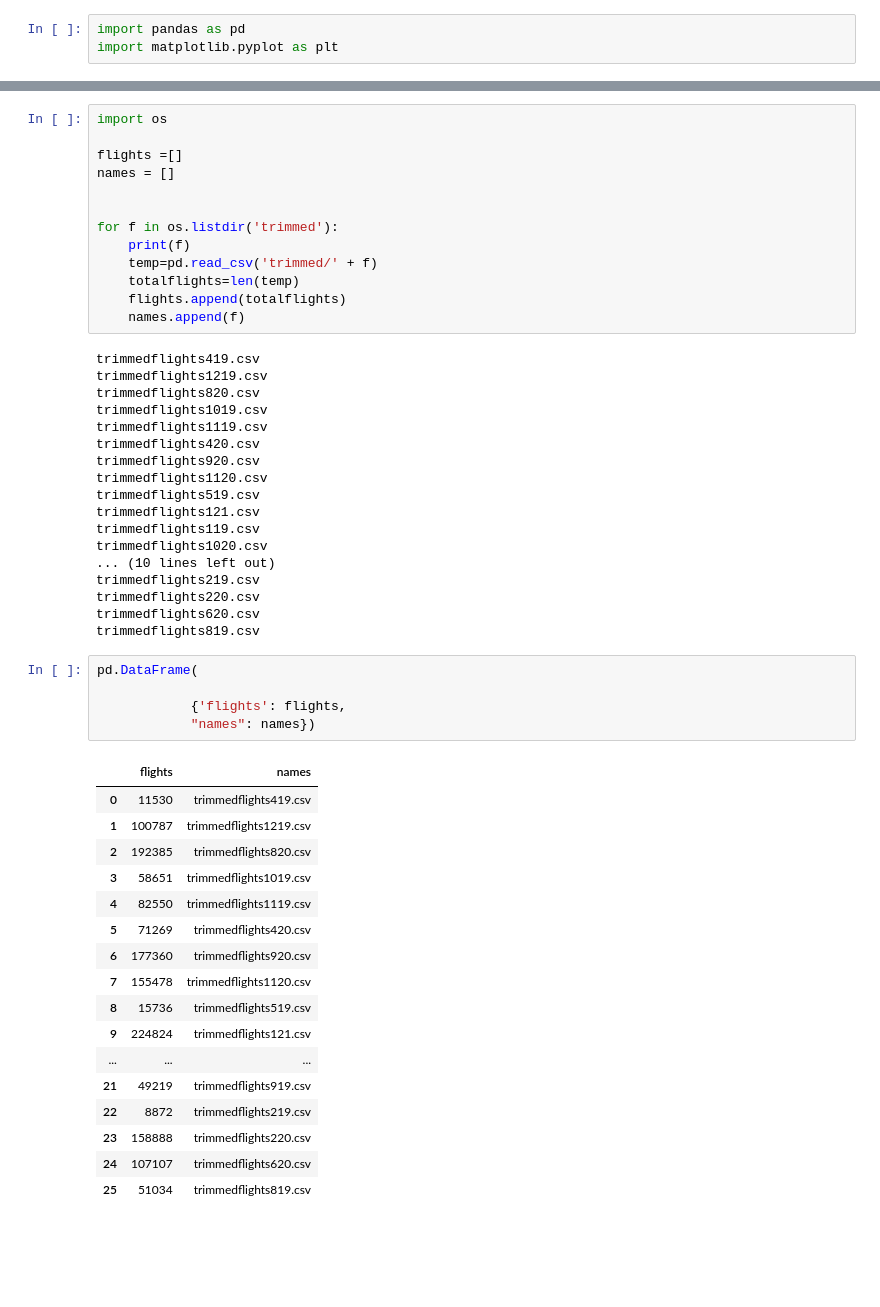
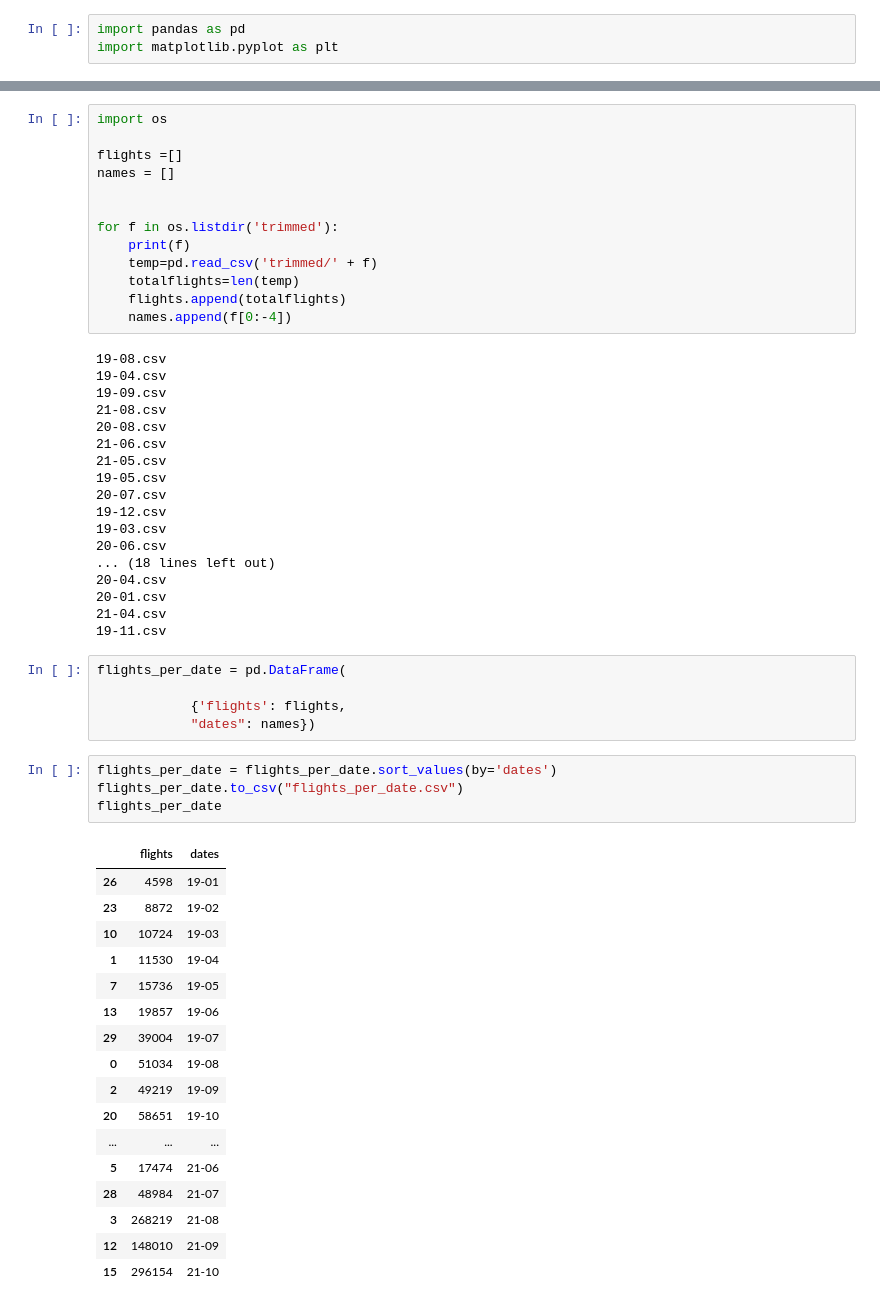
Before and after one commit to kmcmurphy/Covid19-and-the-Economy, a Jupyter notebook: flightanalysis.ipynb, the cells around one changed output, grey strips where cells are left out. Drawn from its saved outputs; the diff is of its cells as text; blank space fills up the shorter version.

```diff
--- a/flightanalysis.ipynb
+++ b/flightanalysis.ipynb
@@ -46,45 +70,49 @@ for f in os.listdir('trimmed'):
     temp=pd.read_csv('trimmed/' + f)
     totalflights=len(temp)
     flights.append(totalflights)
-    names.append(f)
+    names.append(f[0:-4])
 # %% [output]
-trimmedflights419.csv
-trimmedflights1219.csv
-trimmedflights820.csv
-trimmedflights1019.csv
-trimmedflights1119.csv
-trimmedflights420.csv
-trimmedflights920.csv
-trimmedflights1120.csv
-trimmedflights519.csv
-trimmedflights121.csv
-trimmedflights119.csv
-trimmedflights1020.csv
-... (10 lines left out)
-trimmedflights219.csv
-trimmedflights220.csv
-trimmedflights620.csv
-trimmedflights819.csv
+19-08.csv
+19-04.csv
+19-09.csv
+21-08.csv
+20-08.csv
+21-06.csv
+21-05.csv
+19-05.csv
+20-07.csv
+19-12.csv
+19-03.csv
+20-06.csv
+... (18 lines left out)
+20-04.csv
+20-01.csv
+21-04.csv
+19-11.csv
 # %%
-pd.DataFrame(
+flights_per_date = pd.DataFrame(
 
             {'flights': flights,
-            "names": names})
+            "dates": names})
-# %% [output]
-|  | flights | names |
-| 0 | 11530 | trimmedflights419.csv |
-| 1 | 100787 | trimmedflights1219.csv |
-| 2 | 192385 | trimmedflights820.csv |
-| 3 | 58651 | trimmedflights1019.csv |
-| 4 | 82550 | trimmedflights1119.csv |
-| 5 | 71269 | trimmedflights420.csv |
-| 6 | 177360 | trimmedflights920.csv |
-| 7 | 155478 | trimmedflights1120.csv |
-| 8 | 15736 | trimmedflights519.csv |
-| 9 | 224824 | trimmedflights121.csv |
-| ... | ... | ... |
-| 21 | 49219 | trimmedflights919.csv |
-| 22 | 8872 | trimmedflights219.csv |
-| 23 | 158888 | trimmedflights220.csv |
-| 24 | 107107 | trimmedflights620.csv |
-| 25 | 51034 | trimmedflights819.csv |
+# %%
+flights_per_date = flights_per_date.sort_values(by='dates')
+flights_per_date.to_csv("flights_per_date.csv")
+flights_per_date
+# %% [output]
+|  | flights | dates |
+| 26 | 4598 | 19-01 |
+| 23 | 8872 | 19-02 |
+| 10 | 10724 | 19-03 |
+| 1 | 11530 | 19-04 |
+| 7 | 15736 | 19-05 |
+| 13 | 19857 | 19-06 |
+| 29 | 39004 | 19-07 |
+| 0 | 51034 | 19-08 |
+| 2 | 49219 | 19-09 |
+| 20 | 58651 | 19-10 |
+| ... | ... | ... |
+| 5 | 17474 | 21-06 |
+| 28 | 48984 | 21-07 |
+| 3 | 268219 | 21-08 |
+| 12 | 148010 | 21-09 |
+| 15 | 296154 | 21-10 |
```
Also changed, not shown: parts of 5 cells of this notebook, 2 other files.
